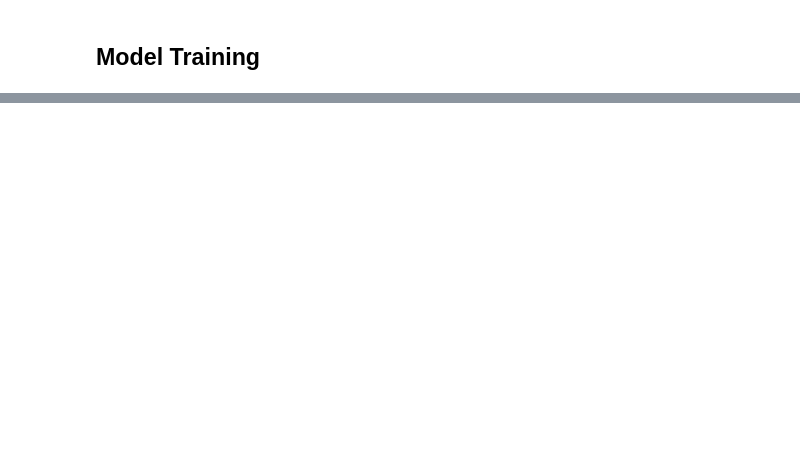
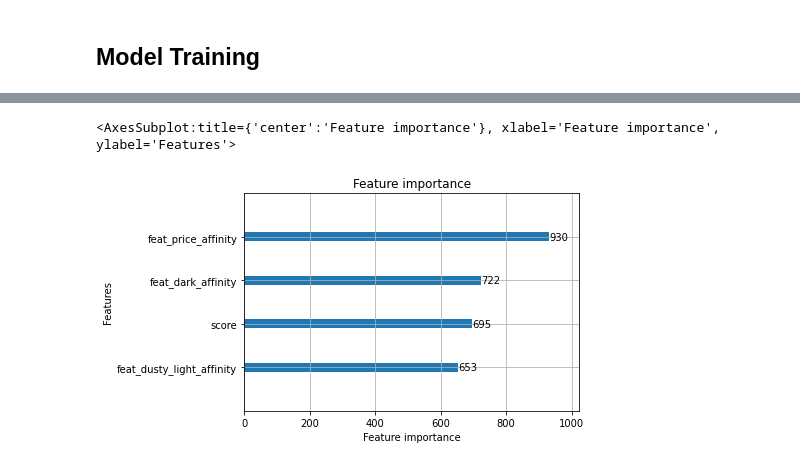
Before and after one commit to mikeczech/challenges, a Jupyter notebook: kaggle/hm_fashion_reco/notebooks/02_training.ipynb, the cells around one changed output, grey strips where cells are left out. Cells and saved outputs as stored; diff of their text form; code cells hidden in the pictures; blank space fills up the shorter version.

```diff
--- a/kaggle/hm_fashion_reco/notebooks/02_training.ipynb
+++ b/kaggle/hm_fashion_reco/notebooks/02_training.ipynb
@@ -121,7 +135,7 @@ training_data.groupby("customer_id").agg(count=("article_id", "count")).plot.his
 # %% [markdown]
 ## Model Training
 # %%
-pipe = get_lgm_ranker_pipeline()
+pipe = get_ranker_pipeline()
 # %%
 model = pipe[-1]
 # %%
@@ -136,0 +194,3 @@ Pipeline(steps=[('features',
+# %%
+dates = training_data["obs_dat"].unique()
+dates
@@ -144,0 +222,19 @@ X_train.shape, len(y_train), len(qids_train)
+# %%
+df_val = (
+    training_data[lambda d: (d["score"] >= 0) & (d["obs_dat"] == dates[0])]
+    .groupby("customer_id")
+    .apply(
+        lambda g: pd.concat(
+            [
+                g[lambda d: d["relevance"] == 1],
+                g[lambda d: d["relevance"] == 0].sample(1000),
+            ]
+        ).sample(frac=1)
+    )
+    .reset_index(drop=True)
+)
+X_val = pipe[:-1].fit_transform(df_val)
+y_val = df_val["relevance"].astype("int32")
+qids_val = df_val.groupby("customer_id")["customer_id"].count().to_numpy()
+
+X_val.shape, len(y_val), len(qids_val)
@@ -147,9 +251,9 @@ model.fit(
     X=X_train,
     y=y_train,
     group=qids_train,
-    # eval_set=[(X_validation, y_validation)],
-    # eval_group=[qids_validation],
-    # eval_at=10,
+    eval_set=[(X_val, y_val)],
+    eval_group=[qids_val],
+    eval_at=12,
     callbacks=[lightgbm.log_evaluation()],
 )
 # %% [output]
@@ -156,0 +278,5 @@ LGBMRanker(metric='ndcg', objective='lambdarank')
+# %%
+lightgbm.plot_importance(model)
+# %% [output]
+<AxesSubplot:title={'center':'Feature importance'}, xlabel='Feature importance', ylabel='Features'>
+[figure, added]
```
Also changed, not shown: parts of 29 cells of this notebook, 10 other files.
